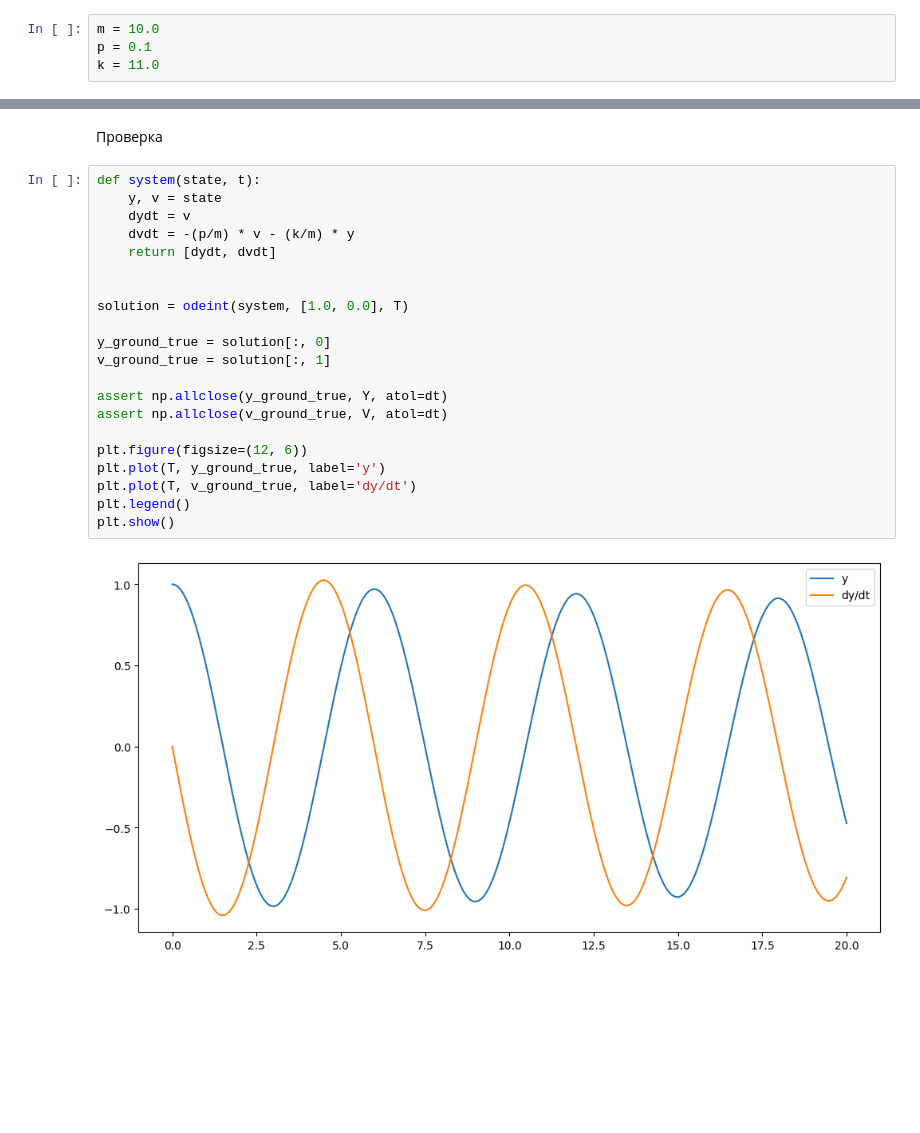
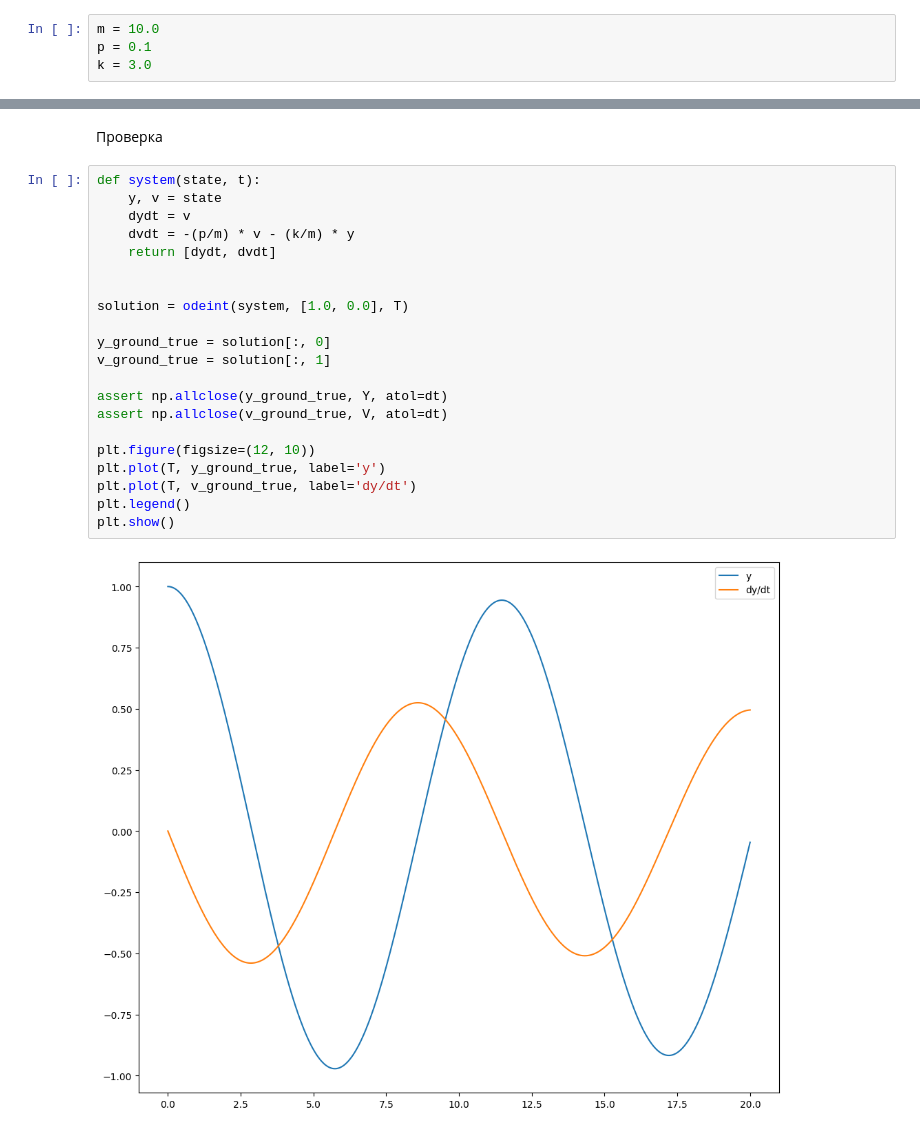
Before and after one commit to Cr1msonEdge/information-technology-modeling, a Jupyter notebook: task.ipynb, the cells around one changed output, grey strips where cells are left out. Saved outputs shown, nothing was run; the diff lists cells and outputs as text; blank space fills up the shorter version.

```diff
--- a/task.ipynb
+++ b/task.ipynb
@@ -18,7 +18,7 @@ from scipy.integrate import odeint
 # %%
 m = 10.0
 p = 0.1
-k = 11.0
+k = 3.0
 # %%
 def f1(v):
     return v
@@ -76,23 +76,23 @@ plt.show()
 # %%
 def system(state, t):
     y, v = state
     dydt = v
     dvdt = -(p/m) * v - (k/m) * y
     return [dydt, dvdt]
 
 
 solution = odeint(system, [1.0, 0.0], T)
 
 y_ground_true = solution[:, 0]
 v_ground_true = solution[:, 1]
 
 assert np.allclose(y_ground_true, Y, atol=dt)
 assert np.allclose(v_ground_true, V, atol=dt)
 
-plt.figure(figsize=(12, 6))
+plt.figure(figsize=(12, 10))
 plt.plot(T, y_ground_true, label='y')
 plt.plot(T, v_ground_true, label='dy/dt')
 plt.legend()
 plt.show()
 # %% [output]
-[figure, old version]
+[figure, new version]
```
Also changed, not shown: parts of 4 cells of this notebook.
